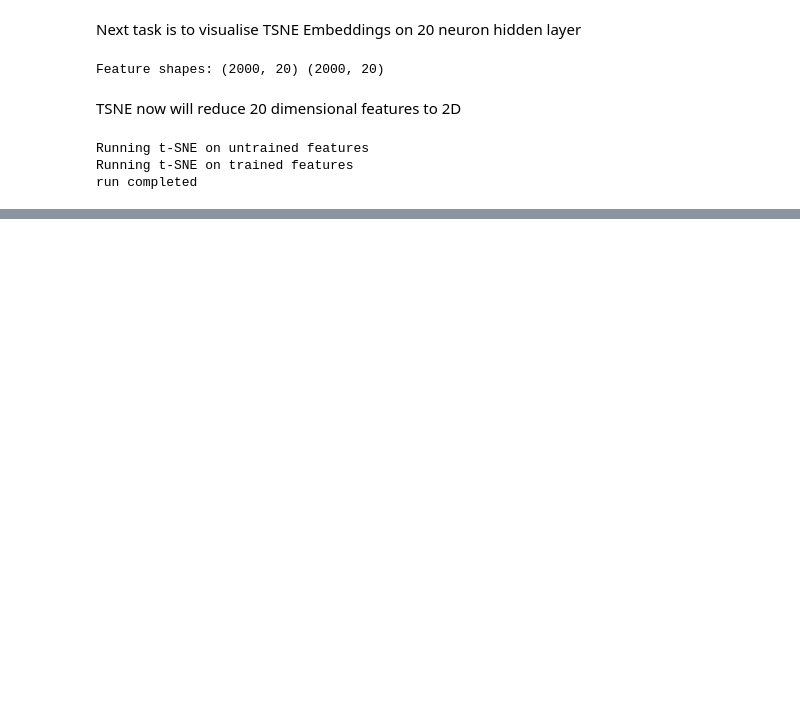
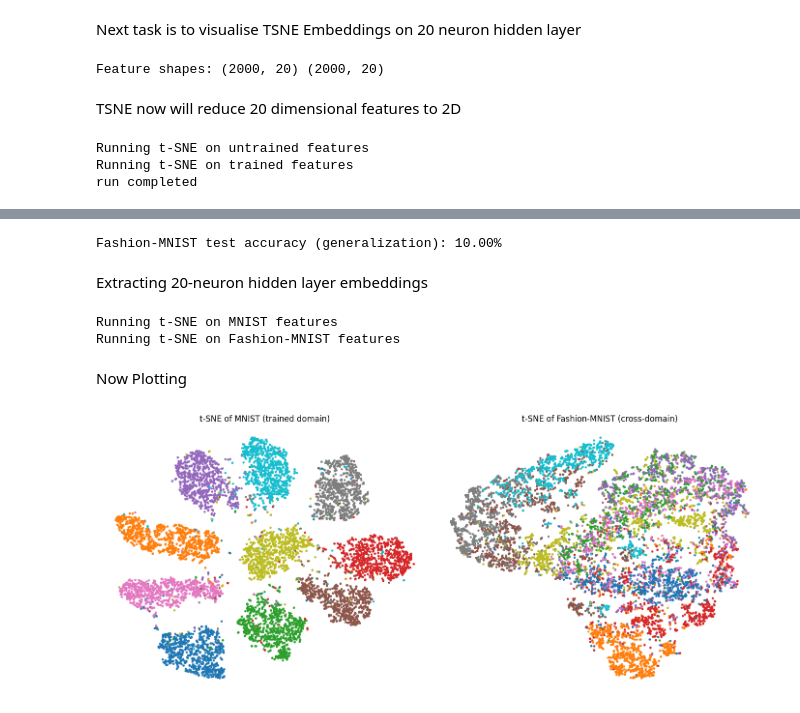
Before and after one commit to HarshJamgaonkar05/ES-335-ML-Assignment-3, a Jupyter notebook: Question 3/question3.ipynb, the cells around one changed output, grey strips where cells are left out. Drawn from its saved outputs; the diff is of its cells as text; code cells hidden in the pictures; blank space fills up the shorter version.

```diff
--- a/Question 3/question3.ipynb
+++ b/Question 3/question3.ipynb
@@ -547,0 +689,71 @@ plt.show()
+# %%
+model.eval()
+correct = 0
+total = 0
+all_preds = []
+all_targets = []
+
+with torch.no_grad():
+    for data, target in fashion_loader:
+        data, target = data.to(device), target.to(device)
+        outputs = model(data)
+        _, preds = torch.max(outputs, 1)
+        total += target.size(0)
+        correct += (preds == target).sum().item()
+        all_preds.extend(preds.cpu().numpy())
+        all_targets.extend(target.cpu().numpy())
+
+fashion_acc = 100 * correct / total
+print(f"Fashion-MNIST test accuracy (generalization): {fashion_acc:.2f}%")
+# %% [output]
+Fashion-MNIST test accuracy (generalization): 10.00%
+# %% [markdown]
+Extracting 20-neuron hidden layer embeddings
+# %%
+def extract_hidden_features(model, dataloader, device):
+    model.eval()
+    features = []
+    labels = []
+    with torch.no_grad():
+        for data, target in dataloader:
+            data = data.to(device)
+            x = data.view(data.size(0), -1)
+            x = F.relu(model.fc1(x))
+            hidden = F.relu(model.fc2(x))  # 20-neuron activations
+            features.append(hidden.cpu().numpy())
+            labels.append(target.numpy())
+    return np.concatenate(features), np.concatenate(labels)
+
+
+mnist_features, mnist_labels = extract_hidden_features(model, test_loader, device)
+
+fashion_features, fashion_labels = extract_hidden_features(model, fashion_loader, device)
+# %%
+tsne = TSNE(n_components=2, perplexity=30, init='pca', random_state=42)
+
+print("Running t-SNE on MNIST features")
+mnist_tsne = tsne.fit_transform(mnist_features)
+
+print("Running t-SNE on Fashion-MNIST features")
+fashion_tsne = tsne.fit_transform(fashion_features)
+# %% [output]
+Running t-SNE on MNIST features
+Running t-SNE on Fashion-MNIST features
+# %% [markdown]
+Now Plotting
+# %%
+
+fig, axs = plt.subplots(1, 2, figsize=(14, 6))
+
+axs[0].scatter(mnist_tsne[:, 0], mnist_tsne[:, 1], c=mnist_labels, cmap='tab10', s=5)
+axs[0].set_title("t-SNE of MNIST (trained domain)")
+axs[0].axis('off')
+
+axs[1].scatter(fashion_tsne[:, 0], fashion_tsne[:, 1], c=fashion_labels, cmap='tab10', s=5)
+axs[1].set_title("t-SNE of Fashion-MNIST (cross-domain)")
+axs[1].axis('off')
+
+plt.tight_layout()
+plt.show()
+# %% [output]
+[figure, added]
```
Also changed, not shown: parts of 15 cells of this notebook.
